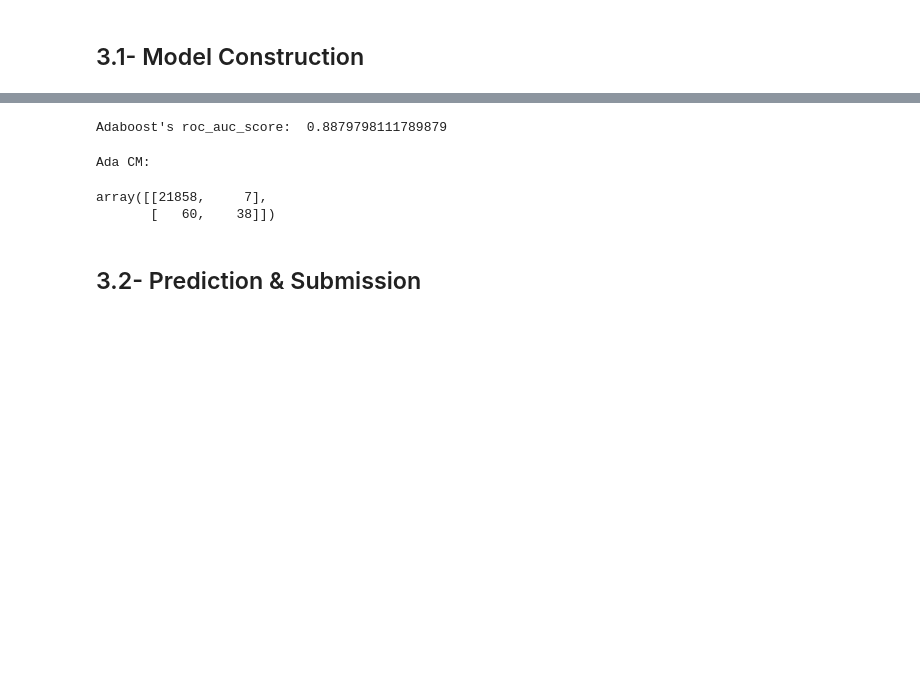
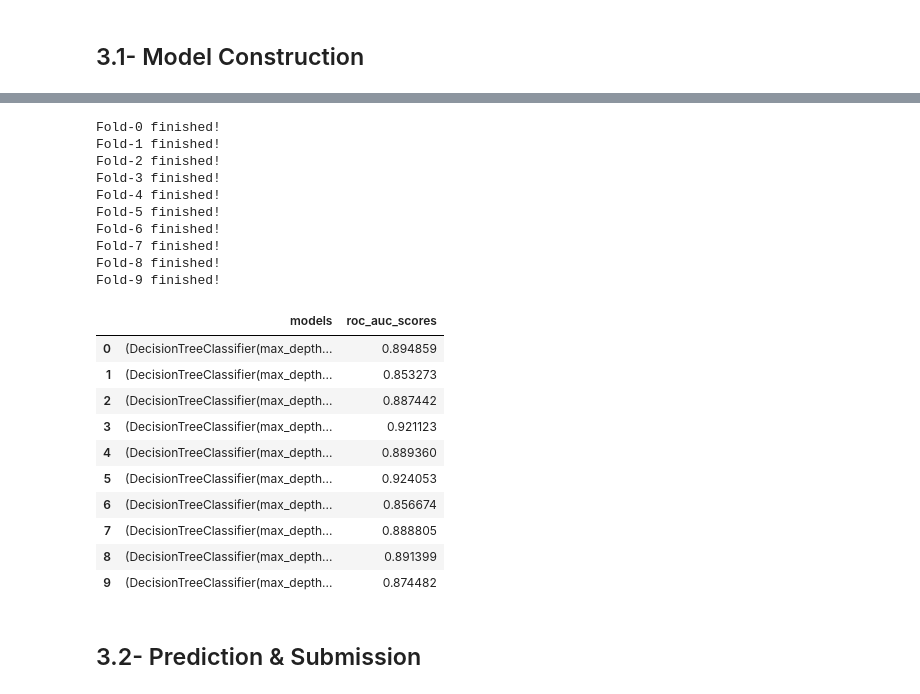
Before and after one commit to hikmatullah-mohammadi/Credit-card-fraud-detection, a Jupyter notebook: simple-credit-fraud-detection-ps-s3e4.ipynb, the cells around one changed output, grey strips where cells are left out. Cells and saved outputs as stored; diff of their text form; code cells hidden in the pictures; blank space fills up the shorter version.

```diff
--- a/simple-credit-fraud-detection-ps-s3e4.ipynb
+++ b/simple-credit-fraud-detection-ps-s3e4.ipynb
@@ -173,23 +161,62 @@ AdaBoostClassifier()
-# %%
-# roc_auc_score
-from sklearn.metrics import roc_auc_score
-ada_pred_proba = ada_clf.predict_proba(X_val)[:, 1]
-
-print('Adaboost\'s roc_auc_score: ', roc_auc_score(y_val, ada_pred_proba))
-# %% [output]
-Adaboost's roc_auc_score:  0.8879798111789879
-# %%
-# confusion matrix
-from sklearn.metrics import confusion_matrix
-
-y_pred_ada = ada_clf.predict(X_val)
-
-print('Ada CM: ')
-display(confusion_matrix(y_val, y_pred_ada))
-# %% [output]
-Ada CM:
-array([[21858,     7],
-       [   60,    38]])
+# %%
+# StratifiedKFold tecknique
+from sklearn.model_selection import StratifiedKFold
+from sklearn.metrics import roc_auc_score
+
+def get_out_of_fold_models(estimator, k, X, y, seed=None, shuffle=True):
+    '''
+    This function returns a DataFrame with two columns:
+        - models which is models trained on each fold and
+        - roc_auc_score which is the score of the corresponding model
+    '''
+    KFOLDS = k
+    skf = StratifiedKFold(n_splits=KFOLDS, shuffle=shuffle, random_state=seed)
+
+    models = {
+        'models': [],
+        'roc_auc_scores': []
+    }
+    # iterate through folds
+    for i, (train_index, test_index) in enumerate(skf.split(X, y)):
+        # train on the i-th fold
+        estimator.fit(X[train_index], y[train_index])
+        y_preds = estimator.predict_proba(X[test_index])[:, 1]
+        # get the AUC score
+        auc_score = roc_auc_score(y[test_index], y_preds)
+        models['models'].append(estimator)
+        models['roc_auc_scores'].append(auc_score)
+
+        print(f'Fold-{i} finished!')
+
+    return pd.DataFrame(models)
+# %%
+# train the model
+from sklearn.ensemble import AdaBoostClassifier
+
+kf_models = get_out_of_fold_models(estimator=AdaBoostClassifier(), k=10, X=X, y=y, seed=10)
+kf_models
+# %% [output]
+Fold-0 finished!
+Fold-1 finished!
+Fold-2 finished!
+Fold-3 finished!
+Fold-4 finished!
+Fold-5 finished!
+Fold-6 finished!
+Fold-7 finished!
+Fold-8 finished!
+Fold-9 finished!
+|  | models | roc_auc_scores |
+| 0 | (DecisionTreeClassifier(max_depth... | 0.894859 |
+| 1 | (DecisionTreeClassifier(max_depth... | 0.853273 |
+| 2 | (DecisionTreeClassifier(max_depth... | 0.887442 |
+| 3 | (DecisionTreeClassifier(max_depth... | 0.921123 |
+| 4 | (DecisionTreeClassifier(max_depth... | 0.889360 |
+| 5 | (DecisionTreeClassifier(max_depth... | 0.924053 |
+| 6 | (DecisionTreeClassifier(max_depth... | 0.856674 |
+| 7 | (DecisionTreeClassifier(max_depth... | 0.888805 |
+| 8 | (DecisionTreeClassifier(max_depth... | 0.891399 |
+| 9 | (DecisionTreeClassifier(max_depth... | 0.874482 |
 # %% [markdown]
 <a id='3-2'></a>
 ## 3.2- Prediction & Submission
```
Also changed, not shown: parts of 11 cells of this notebook.
